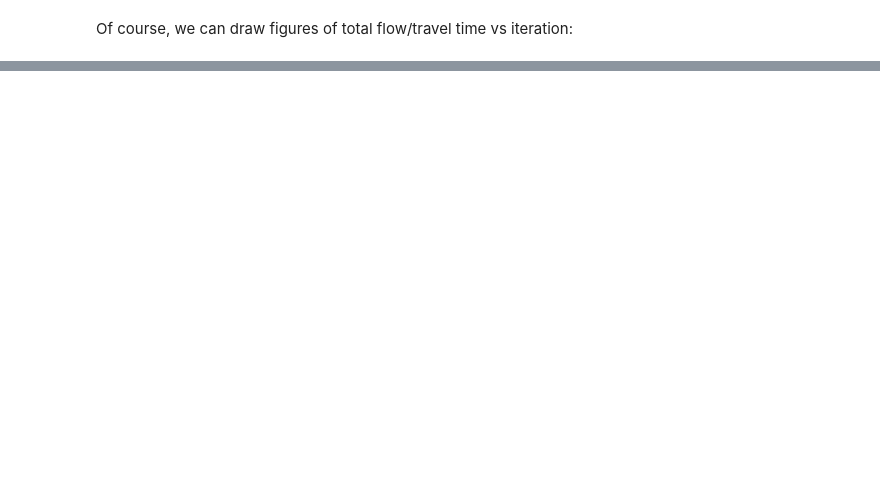
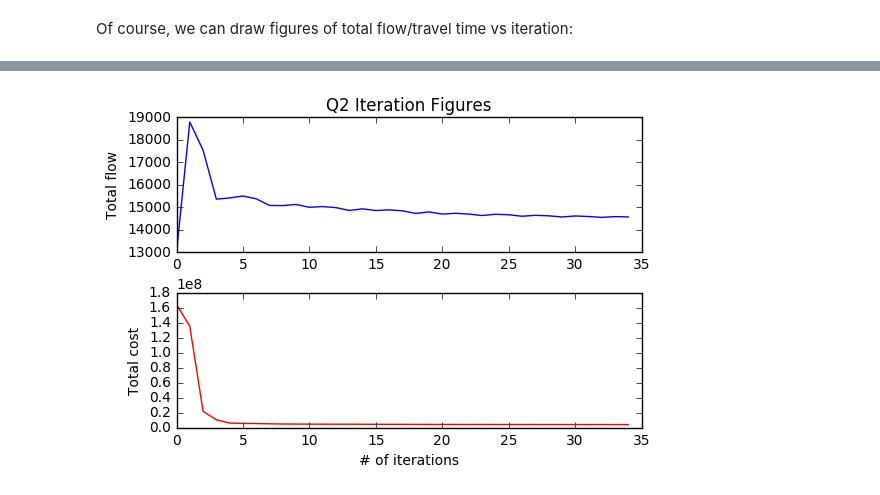
Before and after one commit to wklchris/Reports, a Jupyter notebook: Frank-Wolfe-algo.ipynb, the cells around one changed output, grey strips where cells are left out. Drawn from its saved outputs; the diff is of its cells as text; code cells hidden in the pictures; blank space fills up the shorter version.

```diff
--- a/Frank-Wolfe-algo.ipynb
+++ b/Frank-Wolfe-algo.ipynb
@@ -383,0 +433,3 @@ Of course, we can draw figures of total flow/travel time vs iteration:
+# %%
+q2 = frank_wolfe(bprlinkarr, ODarr, eq="so", thre=0.001)
+q2
@@ -383,0 +456,26 @@ Of course, we can draw figures of total flow/travel time vs iteration:
+# %%
+q2_iters = (q2.shape[1] - 5) // 2
+q2_iterlst = list(map(lambda x: "xa{}".format(x), np.arange(q2_iters)))
+q2_costlst = q2[q2_iterlst].apply(bpr, fft=q2.fftime, ca=q2.cap)
+
+q2_xa_total = q2[q2_iterlst].apply(sum)
+q2_cost_total = np.multiply(q2[q2_iterlst], q2_costlst).apply(sum)
+
+# Plotting
+plt.close("all")
+fig, axarr = plt.subplots(2, sharex=True, sharey=False)
+axarr[0].plot(np.arange(q2_iters), q2_xa_total, "b-")
+#plt.hold(True)
+axarr[0].set_ylabel("Total flow")
+axarr[0].set_title("Q2 Iteration Figures")
+
+axarr[1].plot(np.arange(q2_iters), q2_cost_total, "r-")
+axarr[1].set_ylabel("Total cost")
+axarr[1].set_xlabel("# of iterations")
+
+# Show
+fig.subplots_adjust(hspace=0.3)
+fig.savefig(r'{}/pics/FrankWolfe-q2.png'.format(os.getcwd()), transparent=True, format="png")
+plt.show()
+# %% [output]
+[figure, added]
```
Also changed, not shown: parts of 21 cells of this notebook, 2 other files.
